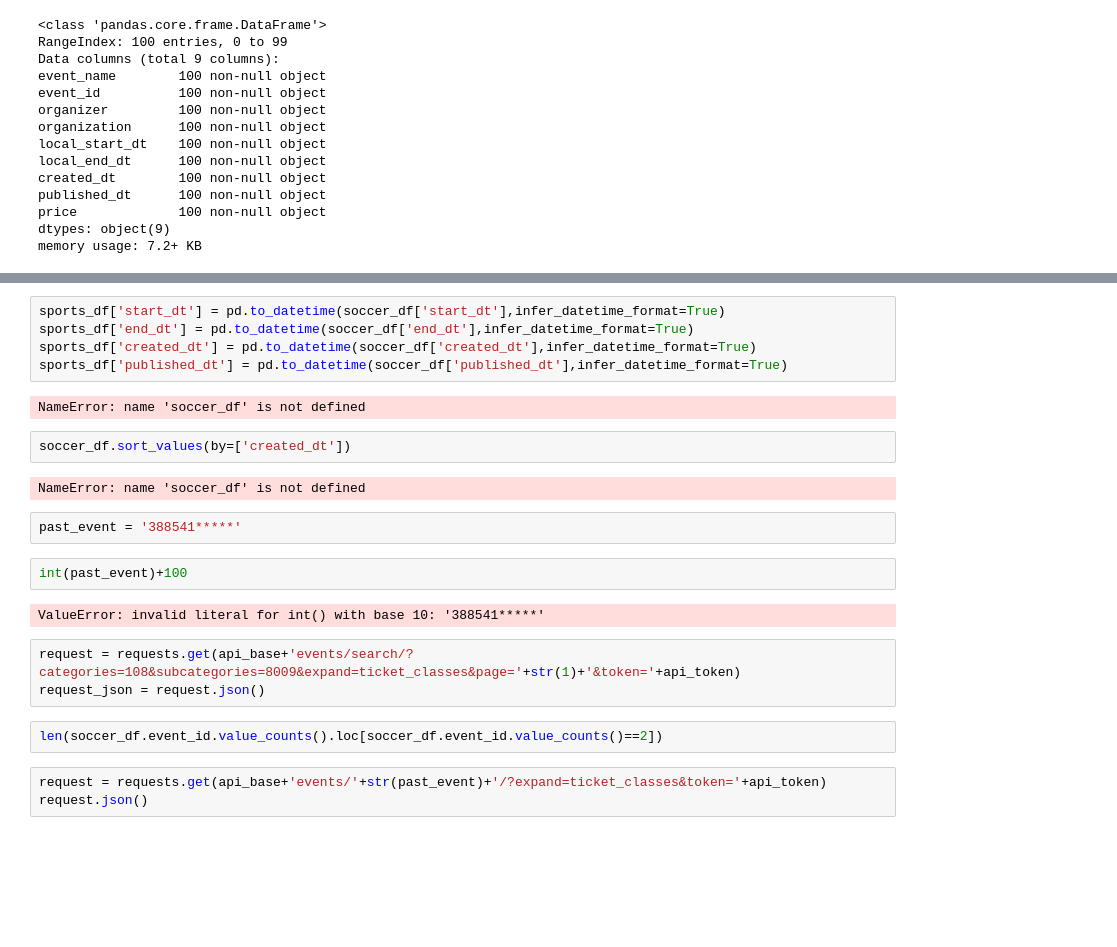
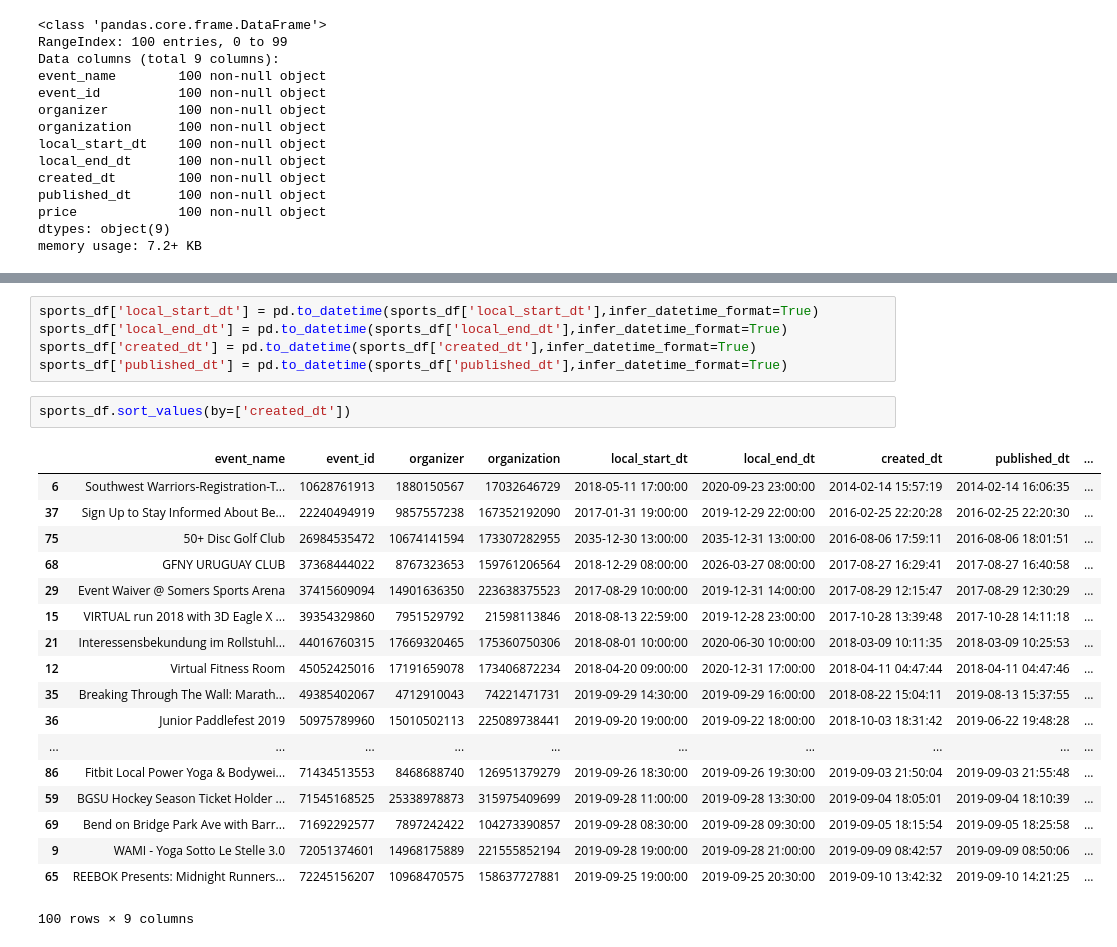
Before and after one commit to peterschnatz/BritePrice, a Jupyter notebook: RightPrice_dataCollection.ipynb, the cells around one changed output, grey strips where cells are left out. Cells and saved outputs as stored; diff of their text form; blank space fills up the shorter version.

Commit message:
Fixed double event count issue.

```diff
--- a/RightPrice_dataCollection.ipynb
+++ b/RightPrice_dataCollection.ipynb
@@ -330,26 +279,27 @@ request_json
     'edge_color_set': True}}]}
 # %%
-sports_df['start_dt'] = pd.to_datetime(soccer_df['start_dt'],infer_datetime_format=True)
-sports_df['end_dt'] = pd.to_datetime(soccer_df['end_dt'],infer_datetime_format=True)
-sports_df['created_dt'] = pd.to_datetime(soccer_df['created_dt'],infer_datetime_format=True)
-sports_df['published_dt'] = pd.to_datetime(soccer_df['published_dt'],infer_datetime_format=True)
+sports_df['local_start_dt'] = pd.to_datetime(sports_df['local_start_dt'],infer_datetime_format=True)
+sports_df['local_end_dt'] = pd.to_datetime(sports_df['local_end_dt'],infer_datetime_format=True)
+sports_df['created_dt'] = pd.to_datetime(sports_df['created_dt'],infer_datetime_format=True)
+sports_df['published_dt'] = pd.to_datetime(sports_df['published_dt'],infer_datetime_format=True)
-# %% [output]
-NameError: name 'soccer_df' is not defined
 # %%
-soccer_df.sort_values(by=['created_dt'])
+sports_df.sort_values(by=['created_dt'])
 # %% [output]
+|  | event_name | event_id | organizer | organization | local_start_dt | local_end_dt | created_dt | published_dt | ... |
+| 6 | Southwest Warriors-Registration-T... | 10628761913 | 1880150567 | 17032646729 | 2018-05-11 17:00:00 | 2020-09-23 23:00:00 | 2014-02-14 15:57:19 | 2014-02-14 16:06:35 | ... |
+| 37 | Sign Up to Stay Informed About Be... | 22240494919 | 9857557238 | 167352192090 | 2017-01-31 19:00:00 | 2019-12-29 22:00:00 | 2016-02-25 22:20:28 | 2016-02-25 22:20:30 | ... |
+| 75 | 50+ Disc Golf Club | 26984535472 | 10674141594 | 173307282955 | 2035-12-30 13:00:00 | 2035-12-31 13:00:00 | 2016-08-06 17:59:11 | 2016-08-06 18:01:51 | ... |
+| 68 | GFNY URUGUAY CLUB | 37368444022 | 8767323653 | 159761206564 | 2018-12-29 08:00:00 | 2026-03-27 08:00:00 | 2017-08-27 16:29:41 | 2017-08-27 16:40:58 | ... |
+| 29 | Event Waiver @ Somers Sports Arena | 37415609094 | 14901636350 | 223638375523 | 2017-08-29 10:00:00 | 2019-12-31 14:00:00 | 2017-08-29 12:15:47 | 2017-08-29 12:30:29 | ... |
+| 15 | VIRTUAL run 2018 with 3D Eagle X ... | 39354329860 | 7951529792 | 21598113846 | 2018-08-13 22:59:00 | 2019-12-28 23:00:00 | 2017-10-28 13:39:48 | 2017-10-28 14:11:18 | ... |
+| 21 | Interessensbekundung im Rollstuhl... | 44016760315 | 17669320465 | 175360750306 | 2018-08-01 10:00:00 | 2020-06-30 10:00:00 | 2018-03-09 10:11:35 | 2018-03-09 10:25:53 | ... |
+| 12 | Virtual Fitness Room | 45052425016 | 17191659078 | 173406872234 | 2018-04-20 09:00:00 | 2020-12-31 17:00:00 | 2018-04-11 04:47:44 | 2018-04-11 04:47:46 | ... |
+| 35 | Breaking Through The Wall: Marath... | 49385402067 | 4712910043 | 74221471731 | 2019-09-29 14:30:00 | 2019-09-29 16:00:00 | 2018-08-22 15:04:11 | 2019-08-13 15:37:55 | ... |
+| 36 | Junior Paddlefest 2019 | 50975789960 | 15010502113 | 225089738441 | 2019-09-20 19:00:00 | 2019-09-22 18:00:00 | 2018-10-03 18:31:42 | 2019-06-22 19:48:28 | ... |
+| ... | ... | ... | ... | ... | ... | ... | ... | ... | ... |
+| 86 | Fitbit Local Power Yoga & Bodywei... | 71434513553 | 8468688740 | 126951379279 | 2019-09-26 18:30:00 | 2019-09-26 19:30:00 | 2019-09-03 21:50:04 | 2019-09-03 21:55:48 | ... |
+| 59 | BGSU Hockey Season Ticket Holder ... | 71545168525 | 25338978873 | 315975409699 | 2019-09-28 11:00:00 | 2019-09-28 13:30:00 | 2019-09-04 18:05:01 | 2019-09-04 18:10:39 | ... |
+| 69 | Bend on Bridge Park Ave with Barr... | 71692292577 | 7897242422 | 104273390857 | 2019-09-28 08:30:00 | 2019-09-28 09:30:00 | 2019-09-05 18:15:54 | 2019-09-05 18:25:58 | ... |
+| 9 | WAMI - Yoga Sotto Le Stelle 3.0 | 72051374601 | 14968175889 | 221555852194 | 2019-09-28 19:00:00 | 2019-09-28 21:00:00 | 2019-09-09 08:42:57 | 2019-09-09 08:50:06 | ... |
+| 65 | REEBOK Presents: Midnight Runners... | 72245156207 | 10968470575 | 158637727881 | 2019-09-25 19:00:00 | 2019-09-25 20:30:00 | 2019-09-10 13:42:32 | 2019-09-10 14:21:25 | ... |
-NameError: name 'soccer_df' is not defined
+100 rows × 9 columns
-# %%
-past_event = '388541*****'
-# %%
-int(past_event)+100
-# %% [output]
-ValueError: invalid literal for int() with base 10: '388541*****'
-# %%
-request = requests.get(api_base+'events/search/?categories=108&subcategories=8009&expand=ticket_classes&page='+str(1)+'&token='+api_token)
-request_json = request.json()
-# %%
-len(soccer_df.event_id.value_counts().loc[soccer_df.event_id.value_counts()==2])
-# %%
-request = requests.get(api_base+'events/'+str(past_event)+'/?expand=ticket_classes&token='+api_token)
-request.json()
```
Also changed, not shown: parts of 21 cells of this notebook.
